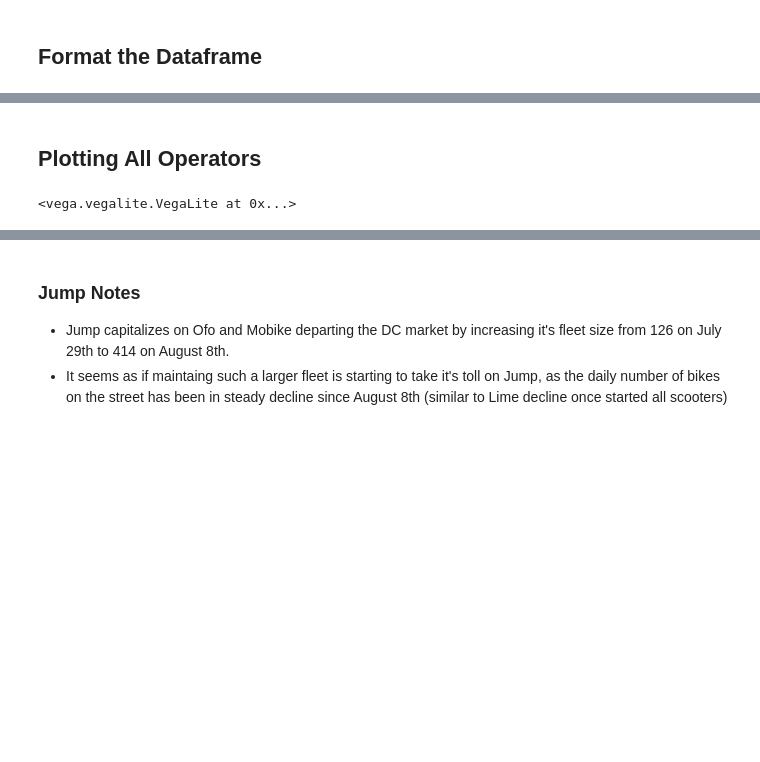
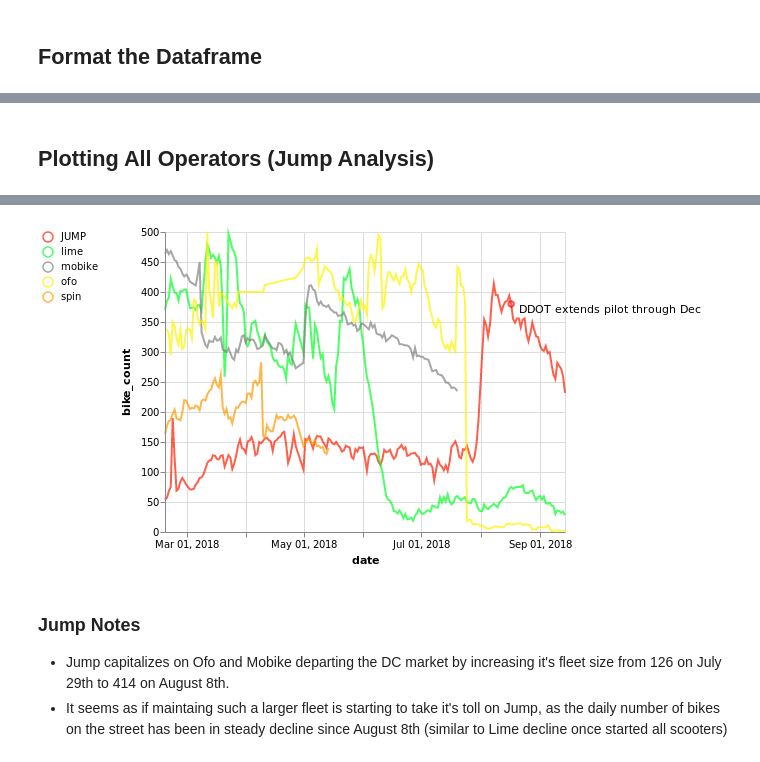
Before and after one commit to msussman/dc_dobi_extinction, a Jupyter notebook: plots/all_providers.ipynb, the cells around one changed output, grey strips where cells are left out. Cells and saved outputs as stored; diff of their text form; code cells hidden in the pictures; blank space fills up the shorter version.

```diff
--- a/plots/all_providers.ipynb
+++ b/plots/all_providers.ipynb
@@ -90,11 +259,42 @@ df['bike_count'] = np.where((df['bike_count'] > 500) &
 # %% [markdown]
-## Plotting All Operators
+## Plotting All Operators (Jump Analysis)
+# %%
+# Merge on spin exit date
+jump_dates = [date(2018,8,30)]
+jump_events = ['  DDOT extends pilot through Dec ']
+
+# Define Dataframe of Mobike Events
+jump_events_df = pd.DataFrame({'date': jump_dates, 'jump_event': jump_events})
+jump_events_df['provider'] = 'JUMP'
+jump_events_df['date'] = pd.to_datetime(spin_events_df['date'])
+
+# Merge on Dataframe of Mobike Events
+jump_df = df.merge(jump_events_df, on=['date', 'provider'], how='left')
 # %%
-alt.Chart(df).mark_line().encode(
-alt.X('date'),
-alt.Y('bike_count'),
-alt.Color('provider',
-          scale=alt.Scale(range=['#ff1d00', '#00ff26', '#808080', '#fff200', '#ff9900']))
+line_chart = alt.Chart(jump_df).mark_line(opacity=0.7).encode(
+                 alt.X('date'),
+                 alt.Y('bike_count'),
+                 alt.Color('provider',
+                            legend=alt.Legend(title=None, orient='left'),
+                 scale=alt.Scale(range=['#ff1d00', '#00ff26', '#808080', '#fff200', '#ff9900']))
+            )
+
+# jump points
+jump_points = alt.Chart(jump_df[~jump_df['jump_event'].isnull()]
+             ).mark_point(color='red'
+
+             ).encode(
+             alt.X('date'),
+             alt.Y('bike_count')
 )
+
+# Jump Annotated points
+jump_text = jump_points.mark_text(
+                  align='left',
+                  baseline='top',
+        ).encode(
+            text='jump_event',
+        )
+
+line_chart  + jump_points + jump_text
 # %% [output]
-<vega.vegalite.VegaLite at 0x...>
@@ -101,3 +302,4 @@ alt.Color('provider',
+[figure, added]
 # %% [markdown]
 ### Jump Notes
 
```
Also changed, not shown: parts of 21 cells of this notebook, 1 other file.
